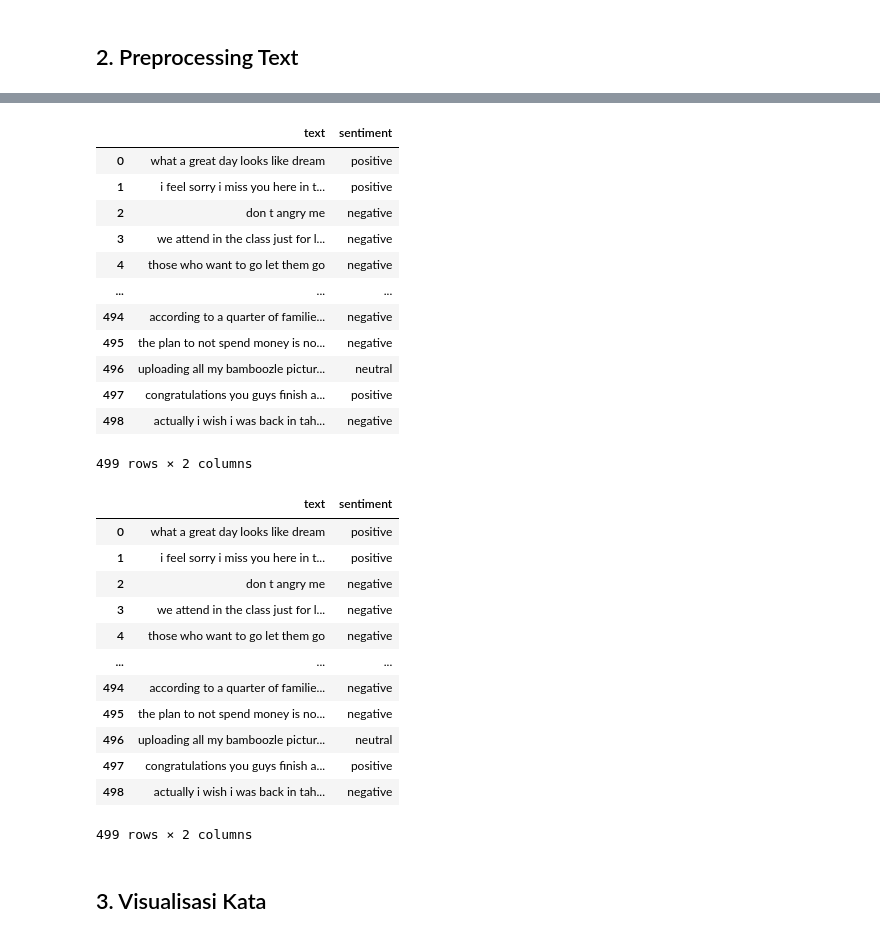
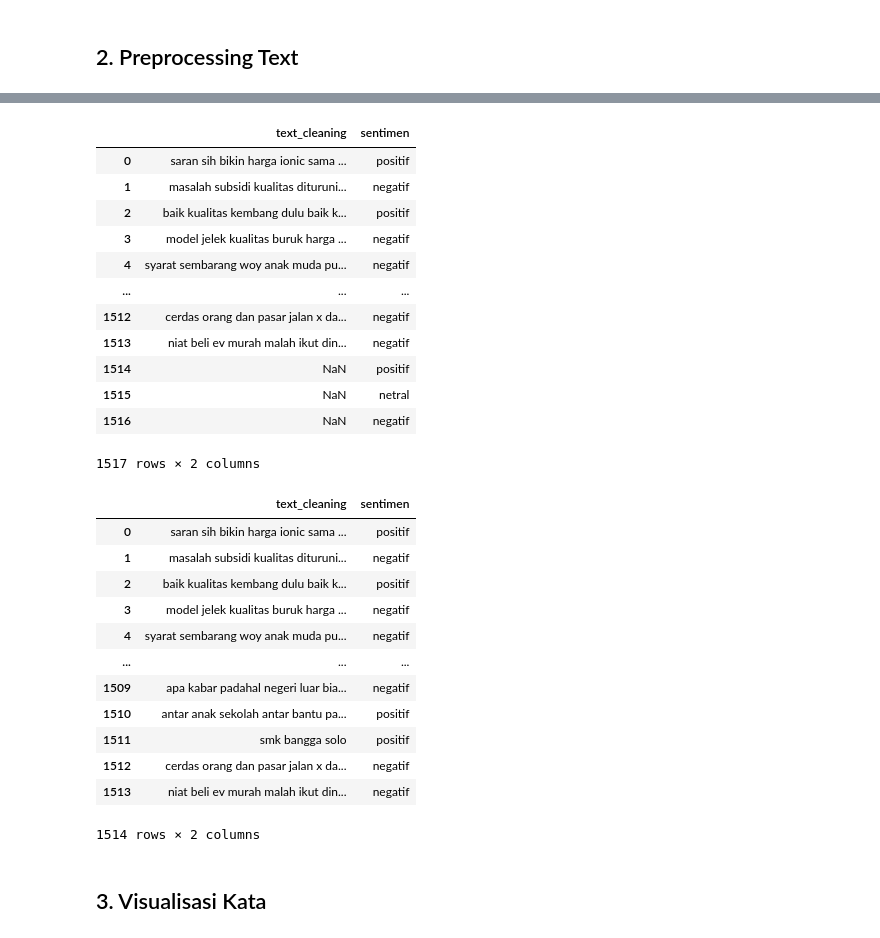
Before and after one commit to ulimamunas/SentimentAnalysis-Bengkod, a Jupyter notebook: sentiment.ipynb, the cells around one changed output, grey strips where cells are left out. Drawn from its saved outputs; the diff is of its cells as text; code cells hidden in the pictures.

```diff
--- a/sentiment.ipynb
+++ b/sentiment.ipynb
@@ -270,42 +253,42 @@ data_clean.head()
 # %%
-atribut1 = pd.read_csv('sentiment_analysis_bersih.csv')
-atribut2 = pd.read_csv('extracted_files/sentiment_analysis.csv')
-merge_atribut = atribut2['sentiment']
+atribut1 = pd.read_csv('mobil_listrik_bersih.csv')
+atribut2 = pd.read_csv('extracted_files/mobil_listrik.csv')
+merge_atribut = atribut2['sentimen']
 
 data_clean = pd.concat([atribut1, merge_atribut], axis=1)
 data_clean
 # %% [output]
-|  | text | sentiment |
-| 0 | what a great day looks like dream | positive |
-| 1 | i feel sorry i miss you here in t... | positive |
-| 2 | don t angry me | negative |
-| 3 | we attend in the class just for l... | negative |
-| 4 | those who want to go let them go | negative |
+|  | text_cleaning | sentimen |
+| 0 | saran sih bikin harga ionic sama ... | positif |
+| 1 | masalah subsidi kualitas dituruni... | negatif |
+| 2 | baik kualitas kembang dulu baik k... | positif |
+| 3 | model jelek kualitas buruk harga ... | negatif |
+| 4 | syarat sembarang woy anak muda pu... | negatif |
 | ... | ... | ... |
-| 494 | according to a quarter of familie... | negative |
-| 495 | the plan to not spend money is no... | negative |
-| 496 | uploading all my bamboozle pictur... | neutral |
-| 497 | congratulations you guys finish a... | positive |
-| 498 | actually i wish i was back in tah... | negative |
+| 1512 | cerdas orang dan pasar jalan x da... | negatif |
+| 1513 | niat beli ev murah malah ikut din... | negatif |
+| 1514 | NaN | positif |
+| 1515 | NaN | netral |
+| 1516 | NaN | negatif |
-499 rows × 2 columns
+1517 rows × 2 columns
 # %%
 # Menghapus nilai NaN
 data_clean = data_clean.dropna()
 data_clean
 # %% [output]
-|  | text | sentiment |
-| 0 | what a great day looks like dream | positive |
-| 1 | i feel sorry i miss you here in t... | positive |
-| 2 | don t angry me | negative |
-| 3 | we attend in the class just for l... | negative |
-| 4 | those who want to go let them go | negative |
+|  | text_cleaning | sentimen |
+| 0 | saran sih bikin harga ionic sama ... | positif |
+| 1 | masalah subsidi kualitas dituruni... | negatif |
+| 2 | baik kualitas kembang dulu baik k... | positif |
+| 3 | model jelek kualitas buruk harga ... | negatif |
+| 4 | syarat sembarang woy anak muda pu... | negatif |
 | ... | ... | ... |
-| 494 | according to a quarter of familie... | negative |
-| 495 | the plan to not spend money is no... | negative |
-| 496 | uploading all my bamboozle pictur... | neutral |
-| 497 | congratulations you guys finish a... | positive |
-| 498 | actually i wish i was back in tah... | negative |
+| 1509 | apa kabar padahal negeri luar bia... | negatif |
+| 1510 | antar anak sekolah antar bantu pa... | positif |
+| 1511 | smk bangga solo | positif |
+| 1512 | cerdas orang dan pasar jalan x da... | negatif |
+| 1513 | niat beli ev murah malah ikut din... | negatif |
-499 rows × 2 columns
+1514 rows × 2 columns
 # %% [markdown]
 ## 3. Visualisasi Kata
 # %%
```
Also changed, not shown: parts of 28 cells of this notebook.
